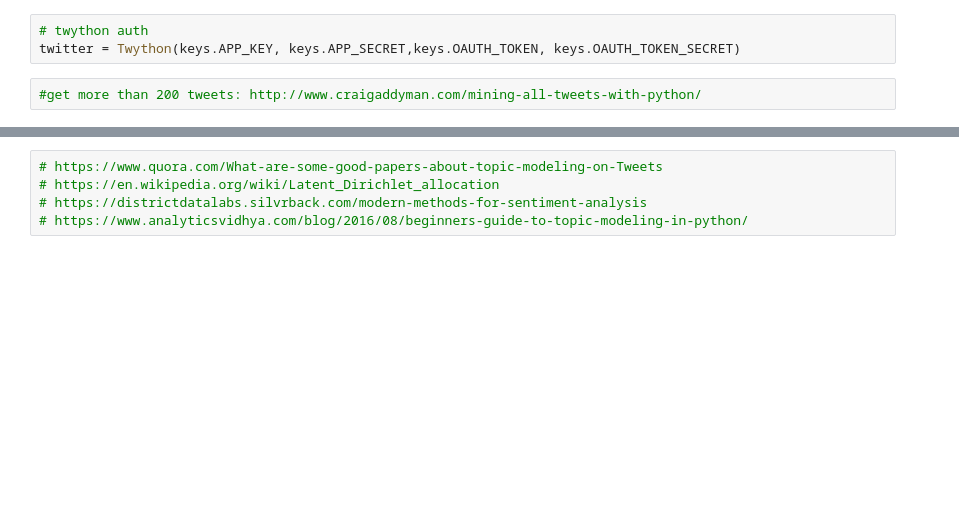
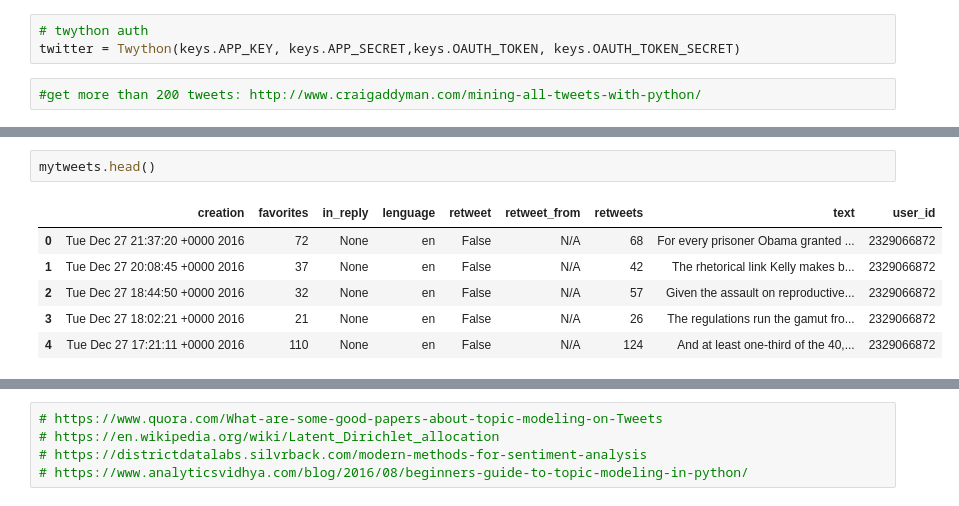
Before and after one commit to nachocarracedo/my_twitter, a Jupyter notebook: twitter_scrape.ipynb, the cells around one changed output, grey strips where cells are left out. Drawn from its saved outputs; the diff is of its cells as text; blank space fills up the shorter version.

```diff
--- a/twitter_scrape.ipynb
+++ b/twitter_scrape.ipynb
@@ -120 +132,10 @@ DEF mytweets.head()
+# %%
+mytweets.head()
+# %% [output]
+|  | creation | favorites | in_reply | lenguage | retweet | retweet_from | retweets | text | user_id |
+| 0 | Tue Dec 27 21:37:20 +0000 2016 | 72 | None | en | False | N/A | 68 | For every prisoner Obama granted ... | 2329066872 |
+| 1 | Tue Dec 27 20:08:45 +0000 2016 | 37 | None | en | False | N/A | 42 | The rhetorical link Kelly makes b... | 2329066872 |
+| 2 | Tue Dec 27 18:44:50 +0000 2016 | 32 | None | en | False | N/A | 57 | Given the assault on reproductive... | 2329066872 |
+| 3 | Tue Dec 27 18:02:21 +0000 2016 | 21 | None | en | False | N/A | 26 | The regulations run the gamut fro... | 2329066872 |
+| 4 | Tue Dec 27 17:21:11 +0000 2016 | 110 | None | en | False | N/A | 124 | And at least one-third of the 40,... | 2329066872 |
 # %%
```
Also changed, not shown: parts of 14 cells of this notebook, 1 other file.
